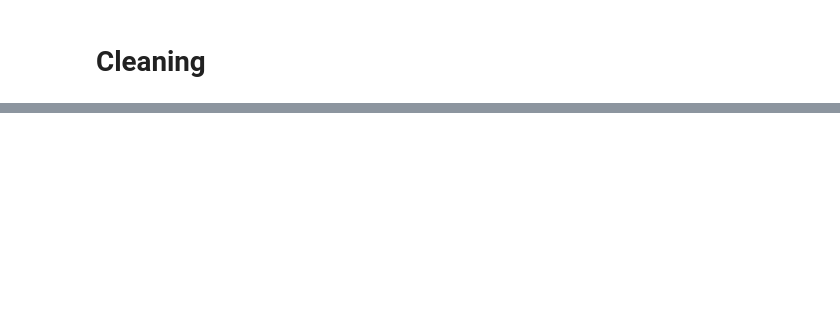
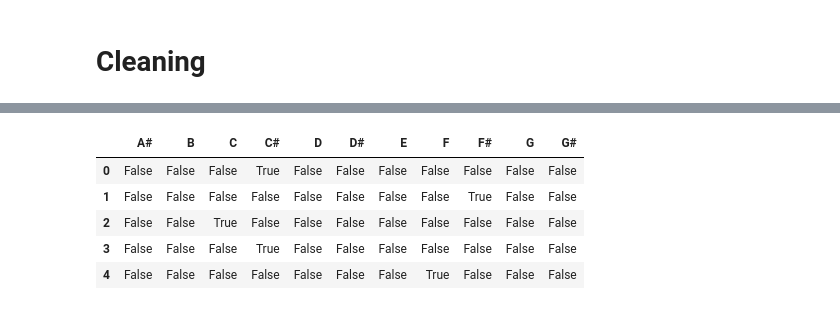
Before and after one commit to dillondiatlo/Team2, a Jupyter notebook: Dillon_Cleaning.ipynb, the cells around one changed output, grey strips where cells are left out. Drawn from its saved outputs; the diff is of its cells as text; code cells hidden in the pictures; blank space fills up the shorter version.

```diff
--- a/Dillon_Cleaning.ipynb
+++ b/Dillon_Cleaning.ipynb
@@ -44,0 +119,3 @@ df['PD_DESC'].nunique()
+# %%
+df['mode'] = df['mode'].map({'Major': 1, 'Minor': 0})
+df['mode'].value_counts()
@@ -44,0 +127,3 @@ df['PD_DESC'].nunique()
+# %%
+dum_genre = pd.get_dummies(df['genre'], drop_first=True)
+dum_genre.head()
@@ -44,0 +137,3 @@ df['PD_DESC'].nunique()
+# %%
+df = pd.concat((df, dum_genre), axis=1)
+df.head()
@@ -44,0 +206,12 @@ df['PD_DESC'].nunique()
+# %%
+#Dummifying Key Column
+
+dum_key = pd.get_dummies(df['key'], drop_first=True)
+dum_key.head()
+# %% [output]
+|  | A# | B | C | C# | D | D# | E | F | F# | G | G# |
+| 0 | False | False | False | True | False | False | False | False | False | False | False |
+| 1 | False | False | False | False | False | False | False | False | True | False | False |
+| 2 | False | False | True | False | False | False | False | False | False | False | False |
+| 3 | False | False | False | True | False | False | False | False | False | False | False |
+| 4 | False | False | False | False | False | False | False | True | False | False | False |
```
Also changed, not shown: parts of 22 cells of this notebook, 10 other files.
